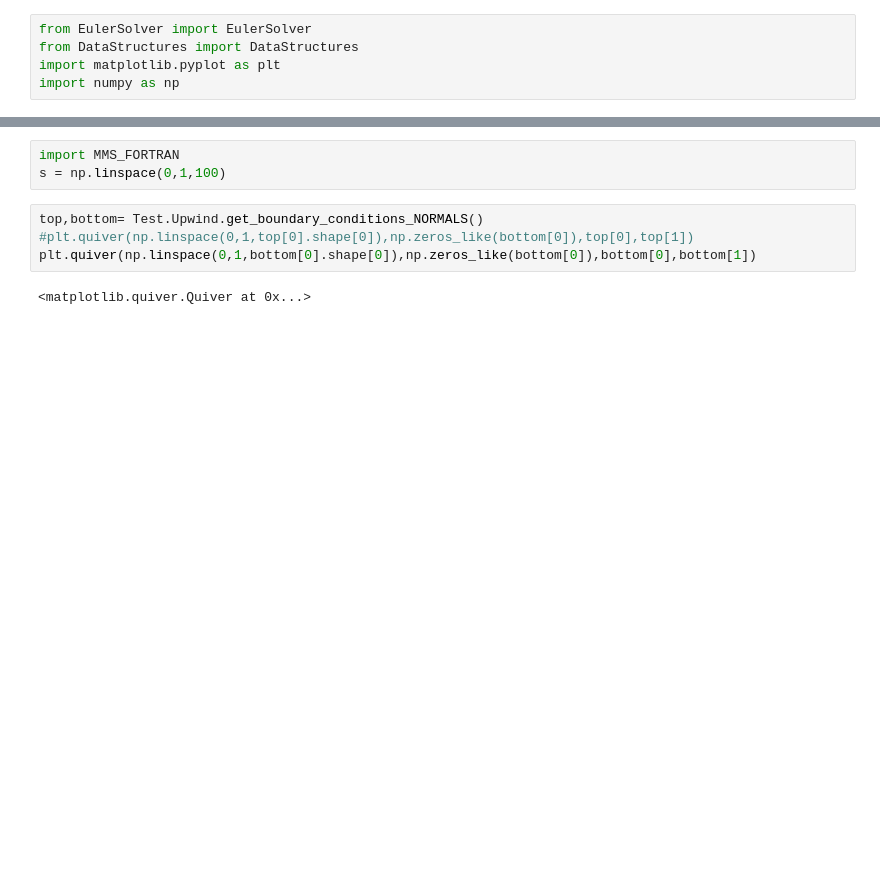
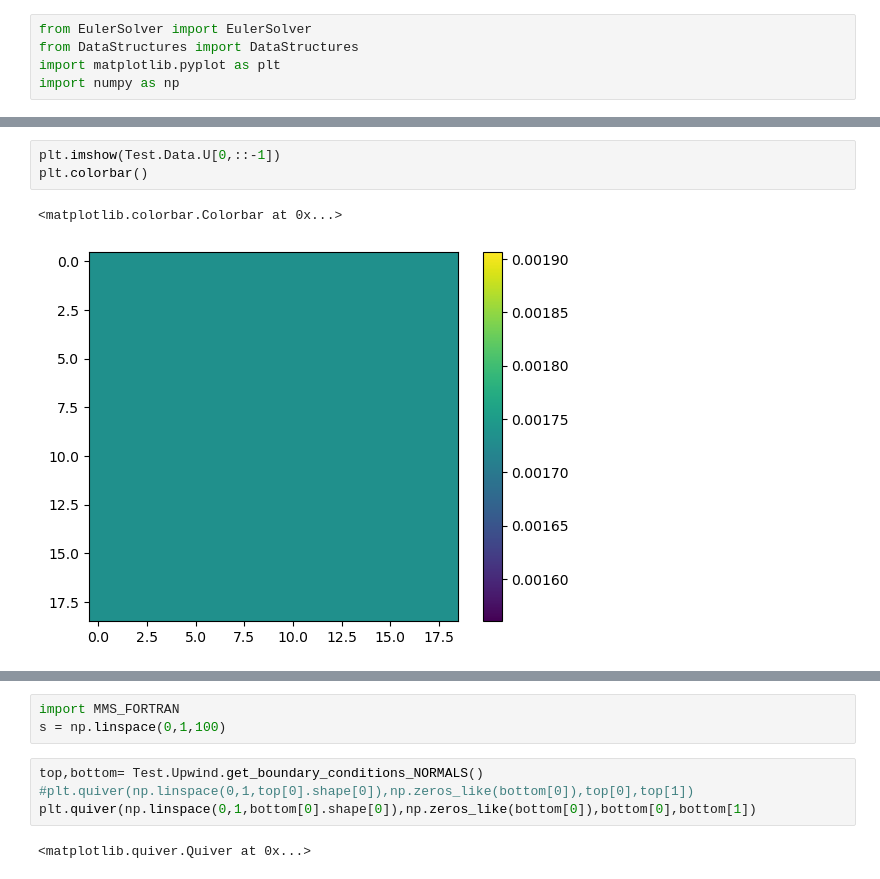
Before and after one commit to aaron23pueschel/CFD, a Jupyter notebook: CFD_FINAL/Development copy.ipynb, the cells around one changed output, grey strips where cells are left out. Cells and saved outputs as stored; diff of their text form; blank space fills up the shorter version.

```diff
--- a/CFD_FINAL/Development copy.ipynb
+++ b/CFD_FINAL/Development copy.ipynb
@@ -62,3 +65,9 @@ array([[484.62107067, 484.62107067, 484.62107067, 484.62107067,
+# %%
+plt.imshow(Test.Data.U[0,::-1])
+plt.colorbar()
+# %% [output]
+<matplotlib.colorbar.Colorbar at 0x...>
+[figure, added]
 # %%
 top,bottom= Test.Upwind.get_boundary_conditions_NORMALS()
 plt.quiver(np.linspace(0,1,top[0].shape[0]),np.zeros_like(bottom[0]),top[0],top[1])
```
Also changed, not shown: parts of 11 cells of this notebook, 7 other files.
